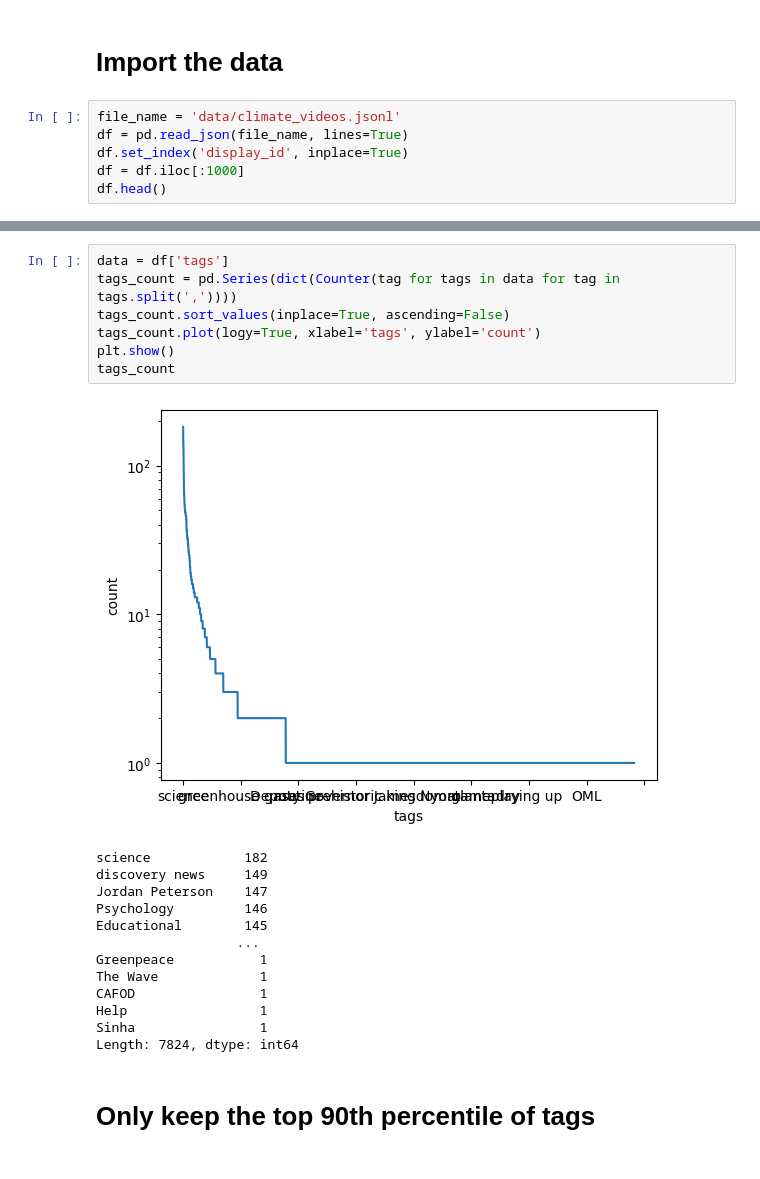
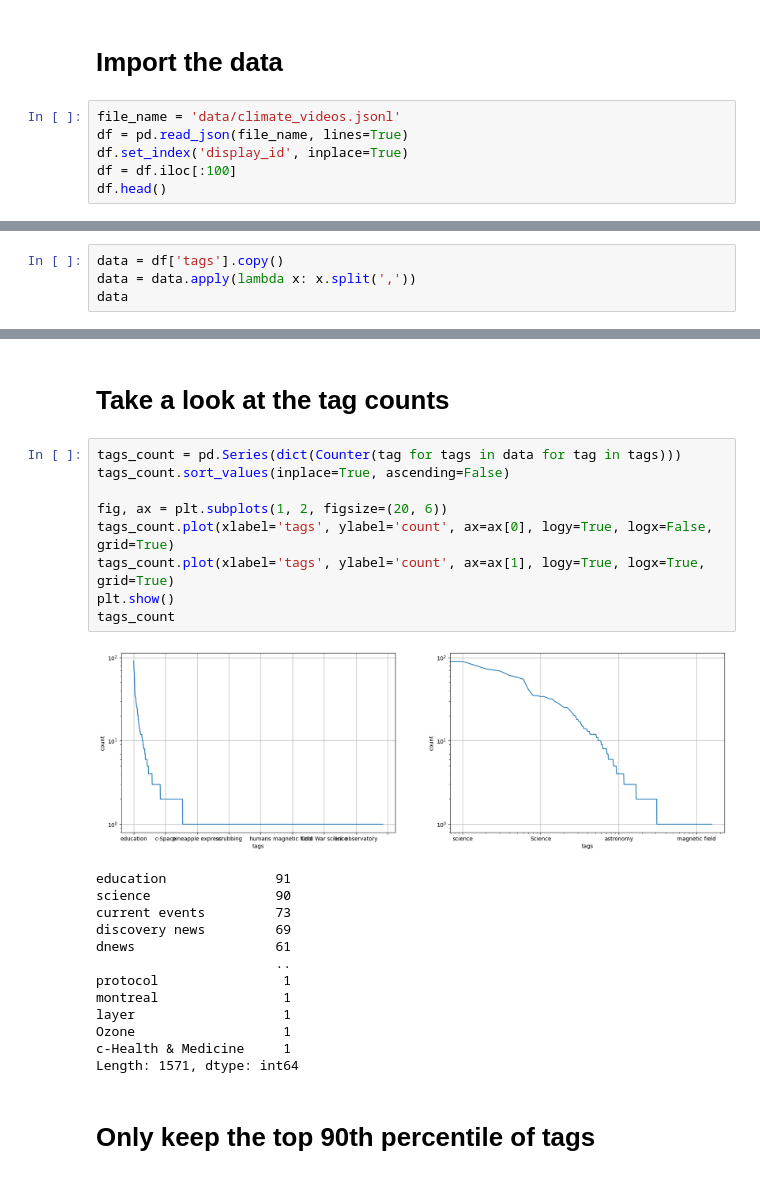
Before and after one commit to agatha-duzan/ada-2023-project-fadamily, a Jupyter notebook: tag_analysis.ipynb, the cells around one changed output, grey strips where cells are left out. Cells and saved outputs as stored; diff of their text form.

```diff
--- a/tag_analysis.ipynb
+++ b/tag_analysis.ipynb
@@ -10,7 +11,7 @@ import matplotlib.pyplot as plt
 file_name = 'data/climate_videos.jsonl'
 df = pd.read_json(file_name, lines=True)
 df.set_index('display_id', inplace=True)
-df = df.iloc[:1000]
+df = df.iloc[:100]
 df.head()
 # %% [output]
 |  | categories | channel_id | crawl_date | description | dislike_count | duration | like_count | tags | ... |
@@ -24,0 +26,4 @@ df.head()
+# %%
+data = df['tags'].copy()
+data = data.apply(lambda x: x.split(','))
+data
@@ -25,24 +44,28 @@ df.head()
+# %% [markdown]
+# Take a look at the tag counts
 # %%
-data = df['tags']
-tags_count = pd.Series(dict(Counter(tag for tags in data for tag in tags.split(','))))
+tags_count = pd.Series(dict(Counter(tag for tags in data for tag in tags)))
 tags_count.sort_values(inplace=True, ascending=False)
-tags_count.plot(logy=True, xlabel='tags', ylabel='count')
+
+fig, ax = plt.subplots(1, 2, figsize=(20, 6))
+tags_count.plot(xlabel='tags', ylabel='count', ax=ax[0], logy=True, logx=False, grid=True)
+tags_count.plot(xlabel='tags', ylabel='count', ax=ax[1], logy=True, logx=True, grid=True)
 plt.show()
 tags_count
 # %% [output]
-[figure, old version]
+[figure, new version]
-science            182
-discovery news     149
-Jordan Peterson    147
-Psychology         146
-Educational        145
-                  ...
-Greenpeace           1
-The Wave             1
-CAFOD                1
-Help                 1
-Sinha                1
-Length: 7824, dtype: int64
+education              91
+science                90
+current events         73
+discovery news         69
+dnews                  61
+                       ..
+protocol                1
+montreal                1
+layer                   1
+Ozone                   1
+c-Health & Medicine     1
+Length: 1571, dtype: int64
 # %% [markdown]
 # Only keep the top 90th percentile of tags
 # %%
```
Also changed, not shown: parts of 14 cells of this notebook.
